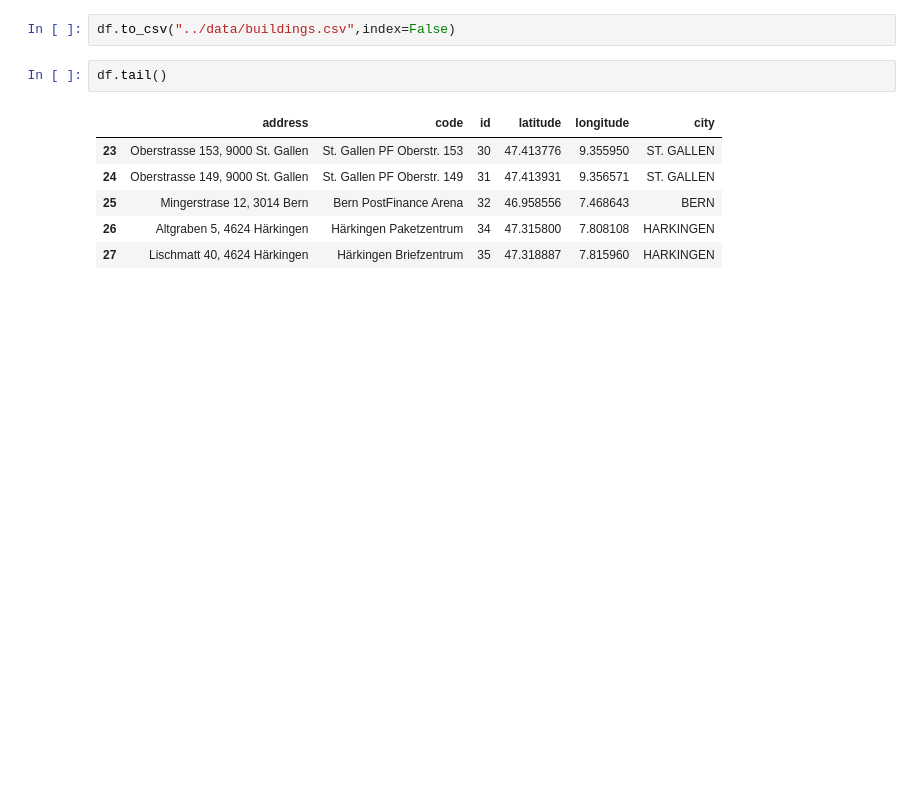
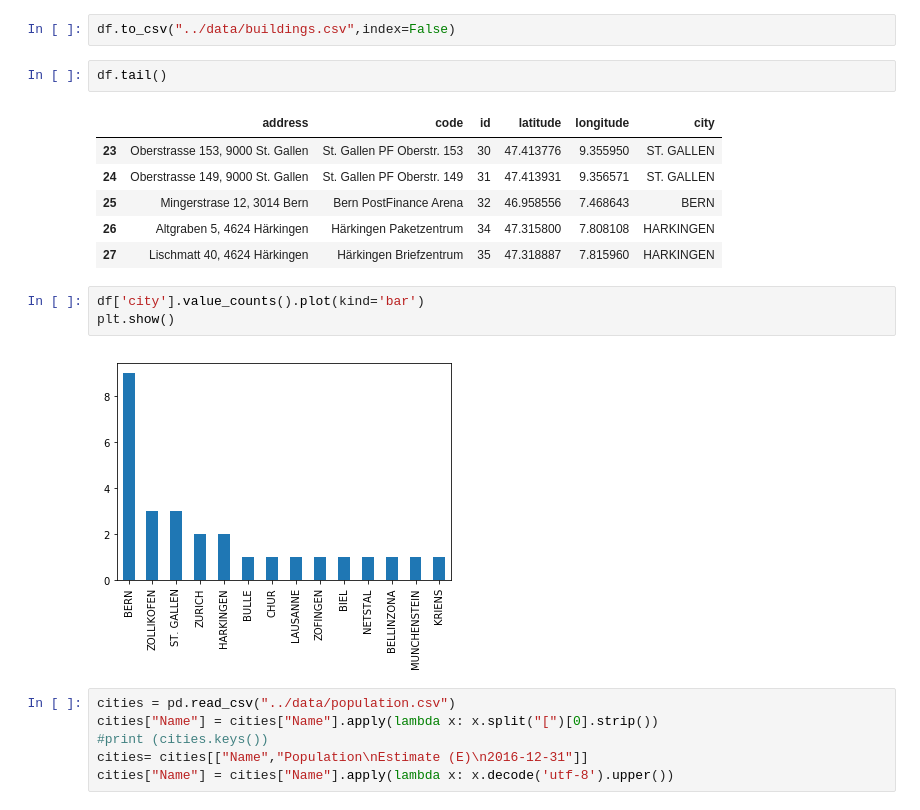
Before and after one commit to gaalocastillo/hacking_utopia, a Jupyter notebook: scripts/utils.ipynb, the cells around one changed output. Saved outputs shown, nothing was run; the diff lists cells and outputs as text; blank space fills up the shorter version.

```diff
--- a/scripts/utils.ipynb
+++ b/scripts/utils.ipynb
@@ -172,3 +181,14 @@ df.tail()
 | 25 | Mingerstrase 12, 3014 Bern | Bern PostFinance Arena | 32 | 46.958556 | 7.468643 | BERN |
 | 26 | Altgraben 5, 4624 Härkingen | Härkingen Paketzentrum | 34 | 47.315800 | 7.808108 | HARKINGEN |
 | 27 | Lischmatt 40, 4624 Härkingen | Härkingen Briefzentrum | 35 | 47.318887 | 7.815960 | HARKINGEN |
+# %%
+df['city'].value_counts().plot(kind='bar')
+plt.show()
+# %% [output]
+[figure, added]
+# %%
+cities = pd.read_csv("../data/population.csv")
+cities["Name"] = cities["Name"].apply(lambda x: x.split("[")[0].strip())
+#print (cities.keys())
+cities= cities[["Name","Population\nEstimate (E)\n2016-12-31"]]
+cities["Name"] = cities["Name"].apply(lambda x: x.decode('utf-8').upper())
```
Also changed, not shown: parts of 6 cells of this notebook, 3 other files.
